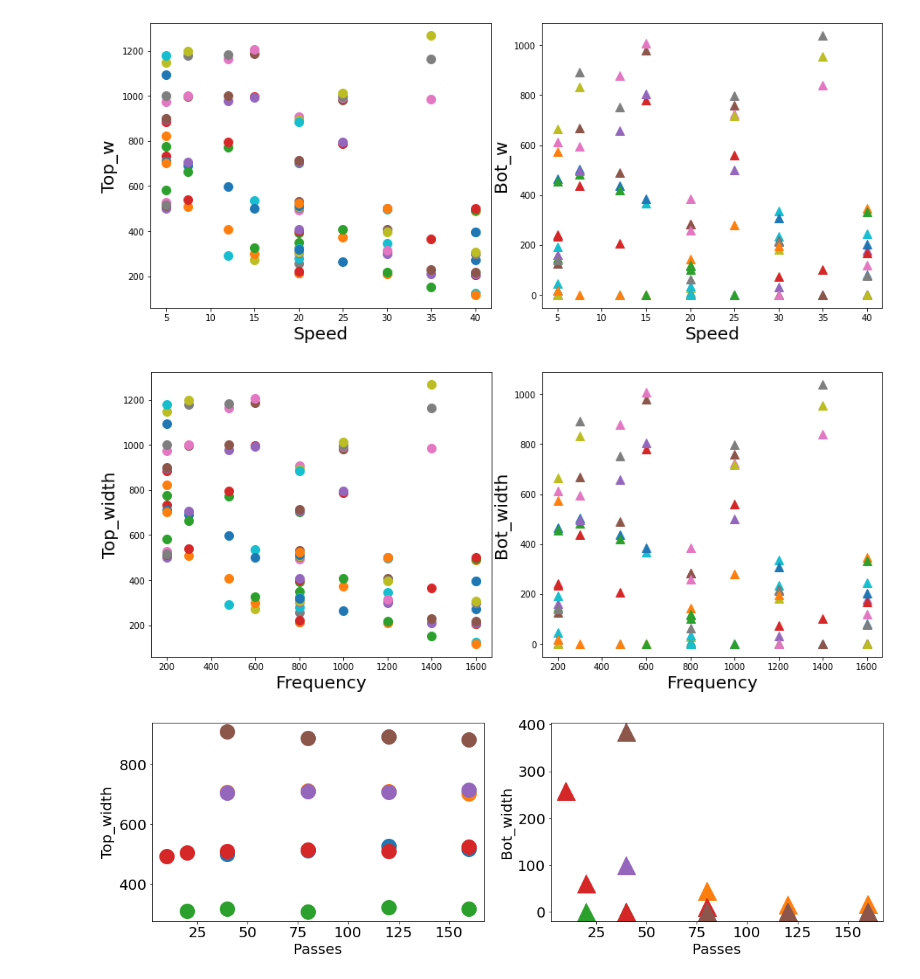
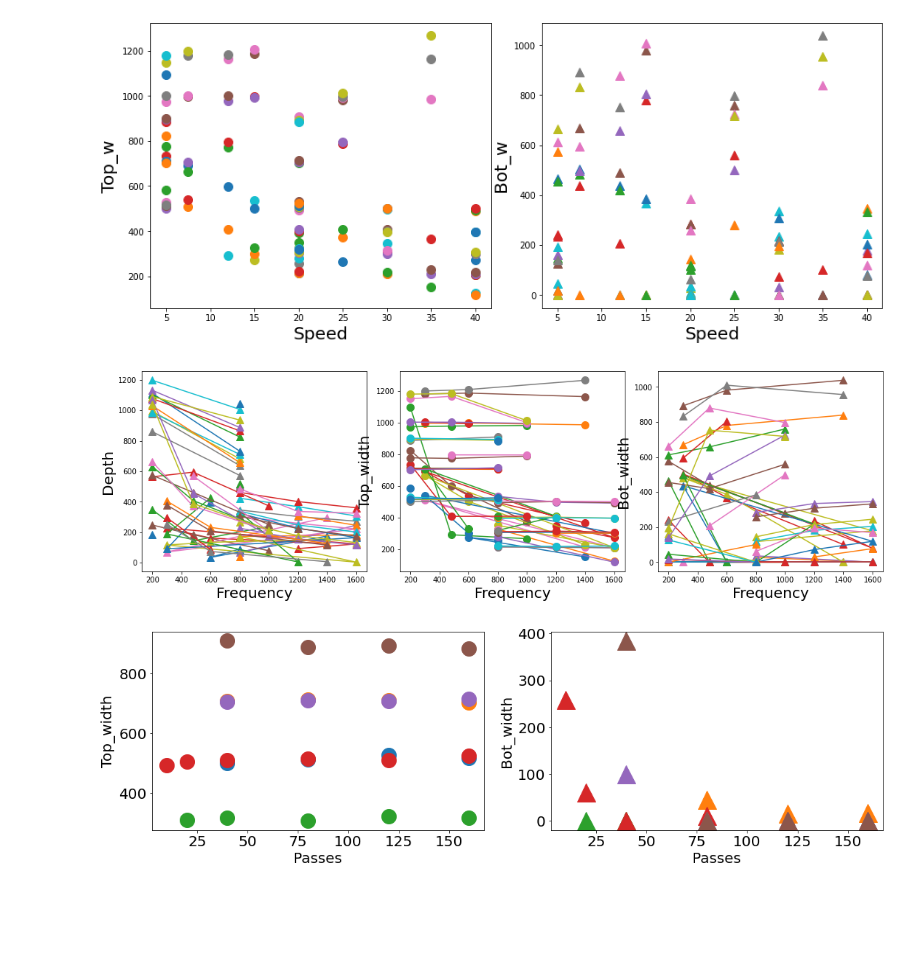
Before and after one commit to Razybehbahani/ML, a Jupyter notebook: Width_indiv_param_dep.ipynb, the cells around one changed output. Saved outputs shown, nothing was run; the diff lists cells and outputs as text; code cells hidden in the pictures; blank space fills up the shorter version.

Commit message:
Adding frequency graph

```diff
--- a/Width_indiv_param_dep.ipynb
+++ b/Width_indiv_param_dep.ipynb
@@ -75,28 +75,33 @@ plt.show()
 # %% [output]
 [figure]
 # %%
-fig = plt.figure(figsize=(15,6))
-ax1 = fig.add_subplot(121)
-ax2 = fig.add_subplot(122)
-
+fig = plt.figure(figsize=(18,5))
+ax1 = fig.add_subplot(131)
+ax2 = fig.add_subplot(132)
+ax3 = fig.add_subplot(133)
 plt.subplots_adjust(wspace=0.15)
 # df2_clean = df2_clean.groupby(['Frequency', 'Speed', 'Amplitude', 'Passes','Focal_Position'],\
 #                   as_index=False).mean()
-grouped_df = df1.groupby(['Speed', 'Amplitude', \
+grouped_df = df1.groupby([ 'Amplitude', \
                                 'Passes','Focal_Position'], as_index=False)
 for key, item in grouped_df:
 #     print(grouped_df.get_group(key), "\n\n")
-    ax1.plot(grouped_df.get_group(key).Frequency, grouped_df.get_group(key).Top_width, 'o-',ms=10)
-    ax2.plot(grouped_df.get_group(key).Frequency, grouped_df.get_group(key).Bot_width, '^-',ms=10)
+    ax1.plot(grouped_df.get_group(key).Frequency, grouped_df.get_group(key).Depth, '^-',ms=10)
+    ax2.plot(grouped_df.get_group(key).Frequency, grouped_df.get_group(key).Top_width, 'o-',ms=10)
+    ax3.plot(grouped_df.get_group(key).Frequency, grouped_df.get_group(key).Bot_width, '^-',ms=10)
 # plt.legend()
+
+
 ax1.set_xlabel('Frequency', fontsize=20)
-ax1.set_ylabel('Top_width', fontsize=20)
+ax1.set_ylabel('Depth', fontsize=20)
+ax2.set_xlabel('Frequency', fontsize=20)
+ax2.set_ylabel('Top_width', fontsize=20)
 
-ax2.set_xlabel('Frequency', fontsize=20)
-ax2.set_ylabel('Bot_width', fontsize=20)
+ax3.set_xlabel('Frequency', fontsize=20)
+ax3.set_ylabel('Bot_width', fontsize=20)
 plt.show()
 # %% [output]
-[figure, old version]
+[figure, new version]
 # %%
 fig = plt.figure(figsize=(18,5))
 ax1 = fig.add_subplot(121)
```
Also changed, not shown: parts of 9 cells of this notebook.
